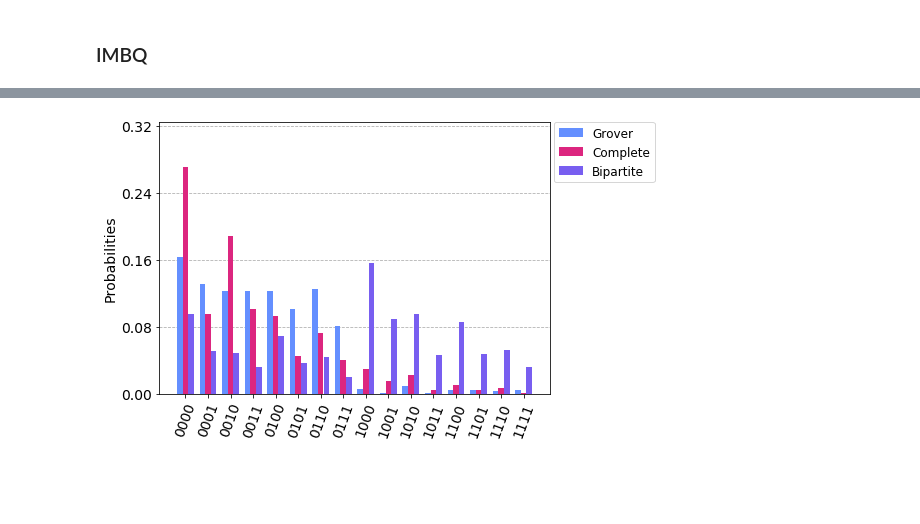
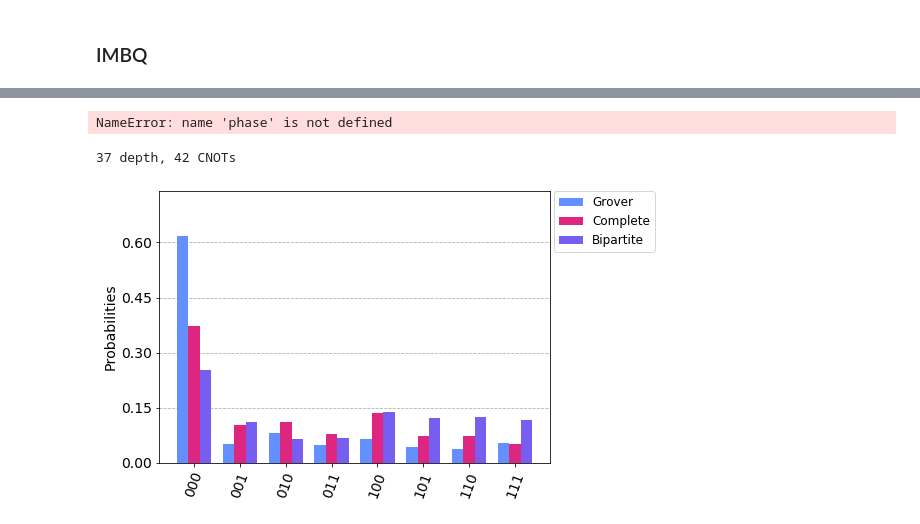
Before and after one commit to JaimePSantos/Dissertation-Tex-Code, a Jupyter notebook: Coding/Qiskit/Grover Search/allSearch.ipynb, the cells around one changed output, grey strips where cells are left out. Saved outputs shown, nothing was run; the diff lists cells and outputs as text; code cells hidden in the pictures; blank space fills up the shorter version.

Commit message:
update to results

```diff
--- a/Coding/Qiskit/Grover Search/allSearch.ipynb
+++ b/Coding/Qiskit/Grover Search/allSearch.ipynb
@@ -186,4 +252,29 @@ countsBipartite = getJobCounts(resultBipartite,leastBusyBackend)
+# %%
+qcCNoise = runWalkComplete2([0],N2,2)
+qcCNoise = transpile(qcCNoise,basis_gates=['cx','u3'],backend=deviceBackend,optimization_level=3)
+# print("%d depth, %d CNOTs" % (qcCNoise.depth(), qcCNoisecount_ops()['cx']))
+print("%d depth, %d CNOTs" % (qcCNoise.depth(), qcCNoise.count_ops()['cx']))
+# %% [output]
+NameError: name 'phase' is not defined
+# %%
+qcBNoise = runWalkBipartite2([0],N2,n2,2)
+qcBNoise = transpile(qcBNoise,basis_gates=['cx','u3'],backend=simulator,optimization_level=3)
+print("%d depth, %d CNOTs" % (qcBNoise.depth(), qcCNoise.count_ops()['cx']))
+# %% [output]
+37 depth, 42 CNOTs
+# %%
+resultNoiseG = execute(qcGNoise,simulator,noise_model=noiseModel,coupling_map=couplingMap,basis_gates=basisGates).result()
+countsNoiseG = resultNoiseG.get_counts(qcGNoise)
+# plot_histogram(countsNoiseG)
+# %%
+resultNoiseC = execute(qcCNoise,simulator,noise_model=noiseModel,coupling_map=couplingMap,basis_gates=basisGates).result()
+countsNoiseC = resultNoiseC.get_counts(qcCNoise)
+# plot_histogram(countsNoiseC)
+# %%
+resultNoiseB = execute(qcBNoise,simulator,noise_model=noiseModel,coupling_map=couplingMap,basis_gates=basisGates).result()
+countsNoiseB = resultNoiseB.get_counts(qcBNoise)
+# plot_histogram(countsNoiseB)
 # %%
-plot_histogram([countsGrover,countsComplete,countsBipartite],legend=['Grover', 'Complete','Bipartite'],bar_labels=False)
+plot_histogram([countsNoiseG,countsNoiseC,countsNoiseB],legend=['Grover', 'Complete','Bipartite'],bar_labels=False)
 # %% [output]
-[figure, old version]
+[figure, new version]
```
Also changed, not shown: parts of 42 cells of this notebook, 7 other files.
